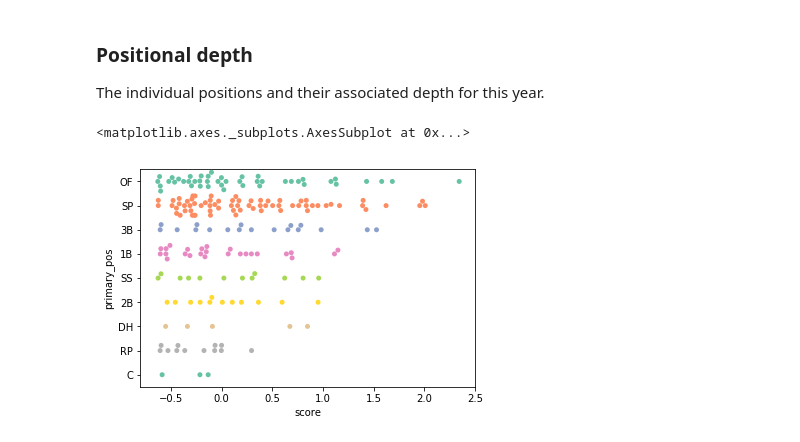
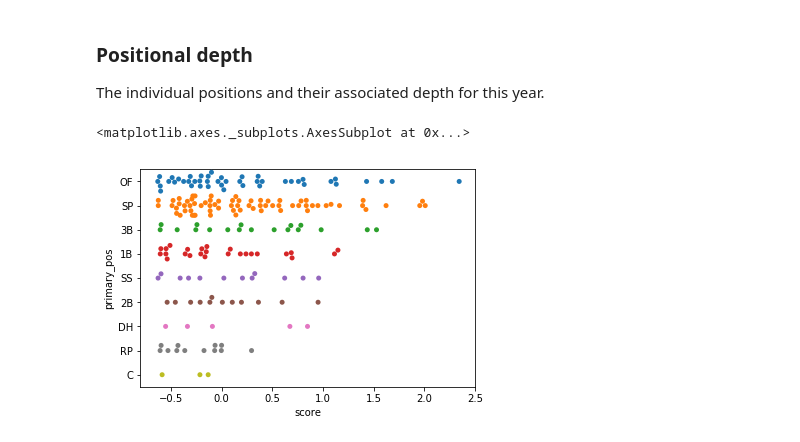
Before and after one commit to zmsy/notebooks, a Jupyter notebook: Player Z-scores.ipynb, the cells around one changed output. Saved outputs shown, nothing was run; the diff lists cells and outputs as text; code cells hidden in the pictures.

```diff
--- a/Player Z-scores.ipynb
+++ b/Player Z-scores.ipynb
@@ -412,7 +413,7 @@ dfd[((dfd['espn_adp'] < 100.0) | (dfd['rank'] < 100.0)) & (dfd['rank_vs_espn_adp
 
 The individual positions and their associated depth for this year.
 # %%
-sb.swarmplot(data=dfd[dfd['rank'] <= 200], x="score", y="primary_pos", orient="h", palette="Set2")
+sb.swarmplot(data=dfd[dfd['rank'] <= 200], x="score", y="primary_pos", orient="h")
 # %% [output]
 <matplotlib.axes._subplots.AxesSubplot at 0x...>
-[figure, old version]
+[figure, new version]
```
Also changed, not shown: parts of 2 cells of this notebook.
